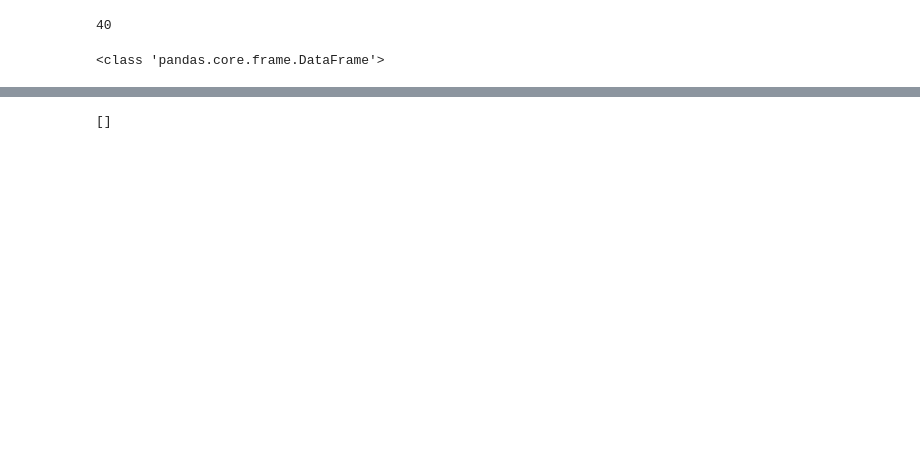
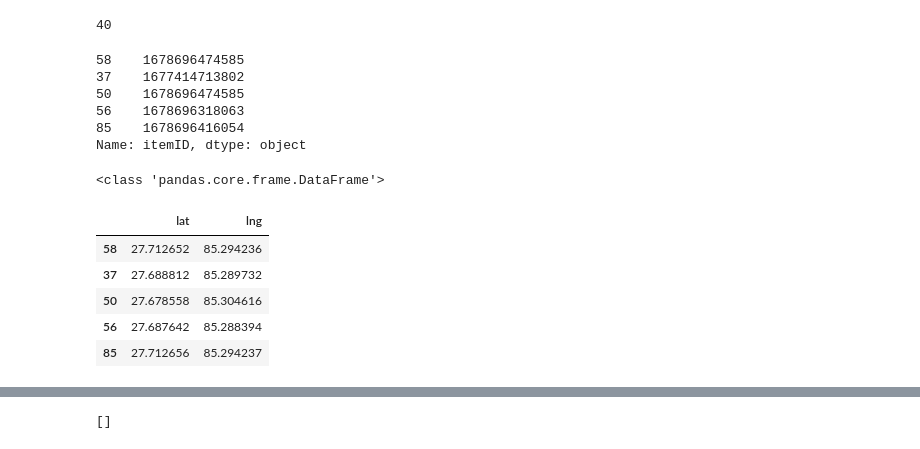
Before and after one commit to buzzbing/service-recommendation, a Jupyter notebook: ServiceRecommendation.ipynb, the cells around one changed output, grey strips where cells are left out. Cells and saved outputs as stored; diff of their text form; code cells hidden in the pictures; blank space fills up the shorter version.

```diff
--- a/ServiceRecommendation.ipynb
+++ b/ServiceRecommendation.ipynb
@@ -36,3 +36,12 @@ y = dataset['title']
+# %%
+y.head()
+# %% [output]
+58    1678696474585
+37    1677414713802
+50    1678696474585
+56    1678696318063
+85    1678696416054
+Name: itemID, dtype: object
 # %%
 y = pd.DataFrame(y)
 # %%
@@ -43,0 +54,9 @@ X = dataset.drop(columns=['title','serviceIDs','itemID','uid','orderId'])
+# %%
+X.head()
+# %% [output]
+|  | lat | lng |
+| 58 | 27.712652 | 85.294236 |
+| 37 | 27.688812 | 85.289732 |
+| 50 | 27.678558 | 85.304616 |
+| 56 | 27.687642 | 85.288394 |
+| 85 | 27.712656 | 85.294237 |
```
Also changed, not shown: parts of 27 cells of this notebook.
